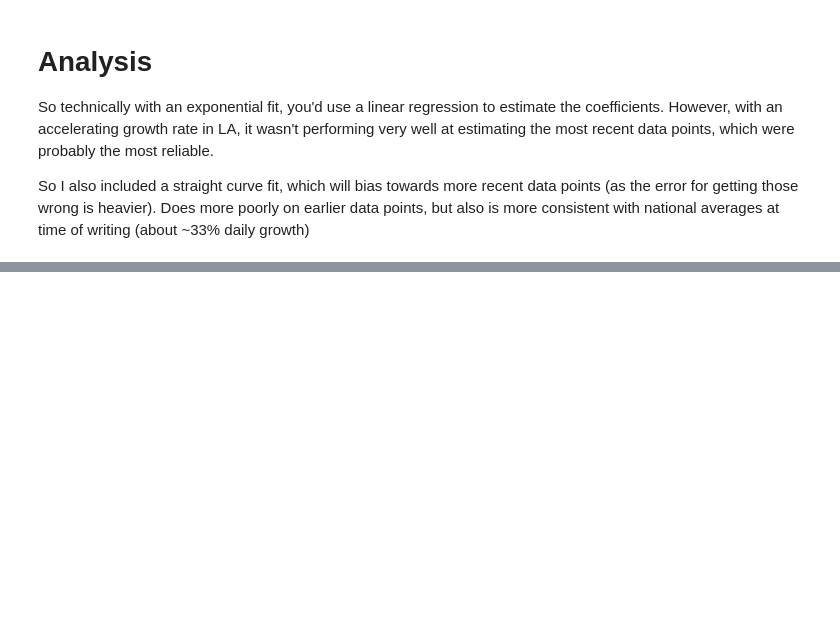
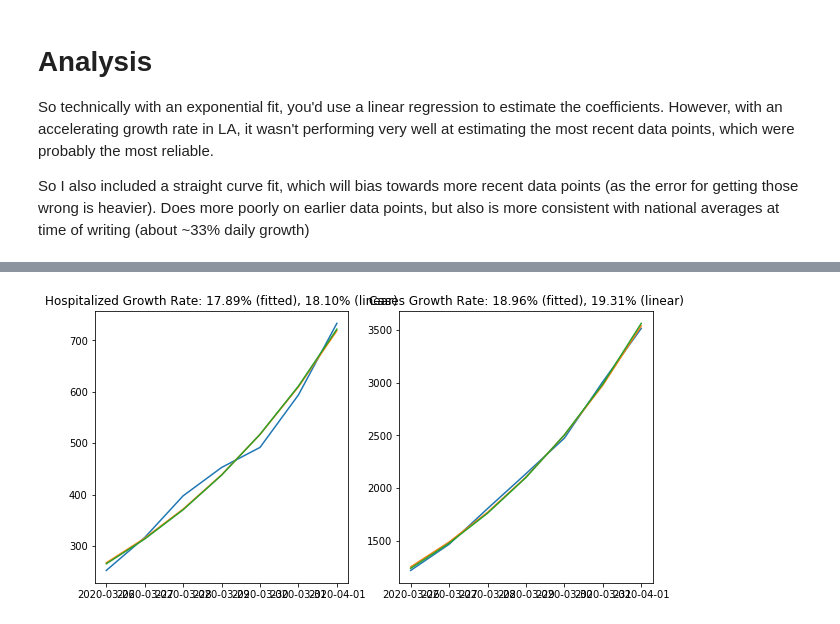
Before and after one commit to lioras/lacovid19, a Jupyter notebook: Los Angeles County Covid-19 Data.ipynb, the cells around one changed output, grey strips where cells are left out. Saved outputs shown, nothing was run; the diff lists cells and outputs as text; code cells hidden in the pictures; blank space fills up the shorter version.

```diff
--- a/Los Angeles County Covid-19 Data.ipynb
+++ b/Los Angeles County Covid-19 Data.ipynb
@@ -134,0 +261,92 @@ LinregressResult(slope=0.20852714006452752, intercept=1.9390842436700633, rvalue
+# %%
+### LAST 7 DAYS
+
+fig, ax = plt.subplots(1,2, figsize=(10,5))
+
+x = df.index[-7:]
+x0 = df.days[-7:]
+y = df.hospitalized[-7:].fillna(method='ffill').astype(int)
+
+# plot cases
+ax[0].plot(x, y)
+
+# fit #1: curve fit. Seeded with 33% national average and 7=first day of cases.
+cf = curve_fit(lambda t,a,b: a*np.exp(b*t),  x0,  y,  p0=(100, np.log(1.33)))
+
+# plot fit #1
+ax[0].plot(x, cf[0][0] * np.exp(cf[0][1]*x0))
+
+# store it for exporting. if the variable is number of days, then e^b is our daily multiplier.
+# subtract 1 to get growth rate, multiply by 100 for a formatted %.
+#df["cases_pred_{}pct_curvefit".format(int((np.exp(cf[0][1]) - 1)*100))] = cf[0][0] * np.exp(cf[0][1]*x0)
+
+# calculate R^2 for the curve fit
+print "R^2", r2_score(y, cf[0][0] * np.exp(cf[0][1]*x0))
+
+# fit #2: linear regression. take the ln() of case count.
+# For exponential growth, we have cases = (day 1 cases) * (daily growth rate)^(days)
+# It becomes linear with ln(cases) = ln(day 1 cases) + (days) * ln(daily growth rate)
+# This linear in (days), with slope = ln(daily growth rate) and intercept = ln(day 1 cases)
+lr = linregress(x0, y=y.map(np.log))
+
+# print results + growth rate
+print lr, np.exp(lr.slope)
+
+# plot fit #2
+ax[0].plot(x, np.exp(lr.intercept) * np.exp(lr.slope*x0))
+
+# store it for exporting.
+# if slope = ln(daily growth rate) , then daily growth rate = e^slope. Subtract 1.
+df.ix[16:,"hospitalized_pred_last7"] =  np.exp(lr.intercept) * np.exp(lr.slope*df.days[16:])
+
+# Show both growth rates in the title.
+ax[0].set_title("Hospitalized Growth Rate: {:0.2f}% (fitted), {:0.2f}% (linear)".format((np.exp(cf[0][1]) - 1)*100,(np.exp(lr.slope)-1)*100))
+#for i,r in df.iterrows():
+#    plt.text(i, r.cases+2, int(r.cases))
+
+
+
+
+### CASES
+
+x = df.index[-7:]
+x0 = df.days[-7:]
+y = df.cases[-7:]
+
+# plot cases
+ax[1].plot(x, y)
+
+# fit #1: curve fit. Seeded with 33% national average and 7=first day of cases.
+cf = curve_fit(lambda t,a,b: a*np.exp(b*t),  x0,  y,  p0=(100, np.log(1.33)))
+
+# plot fit #1
+ax[1].plot(x, cf[0][0] * np.exp(cf[0][1]*x0))
+
+# store it for exporting. if the variable is number of days, then e^b is our daily multiplier.
+# subtract 1 to get growth rate, multiply by 100 for a formatted %.
+#df["cases_pred_{}pct_curvefit".format(int((np.exp(cf[0][1]) - 1)*100))] = cf[0][0] * np.exp(cf[0][1]*x0)
+
+# calculate R^2 for the curve fit
+print "R^2", r2_score(y, cf[0][0] * np.exp(cf[0][1]*x0))
+
+# fit #2: linear regression. take the ln() of case count.
+# For exponential growth, we have cases = (day 1 cases) * (daily growth rate)^(days)
+# It becomes linear with ln(cases) = ln(day 1 cases) + (days) * ln(daily growth rate)
+# This linear in (days), with slope = ln(daily growth rate) and intercept = ln(day 1 cases)
+lr = linregress(x0, y=y.map(np.log))
+
+# print results + growth rate
+print lr, np.exp(lr.slope)
+
+# plot fit #2
+ax[1].plot(x, np.exp(lr.intercept) * np.exp(lr.slope*x0))
+
+# store it for exporting.
+# if slope = ln(daily growth rate) , then daily growth rate = e^slope. Subtract 1.
+df["cases_pred_last7"] =  np.exp(lr.intercept) * np.exp(lr.slope*df.days)
+
+# Show both growth rates in the title.
+ax[1].set_title("Cases Growth Rate: {:0.2f}% (fitted), {:0.2f}% (linear)".format((np.exp(cf[0][1]) - 1)*100,(np.exp(lr.slope)-1)*100))
+#for i,r in df.iterrows():
+#    plt.text(i, r.cases+2, int(r.cases))
+# %% [output]
@@ -135,2 +364,3 @@ LinregressResult(slope=0.20852714006452752, intercept=1.9390842436700633, rvalue
+[figure, added]
 # %%
 df.to_csv("lacv.csv")
```
Also changed, not shown: parts of 30 cells of this notebook, 3 other files.
